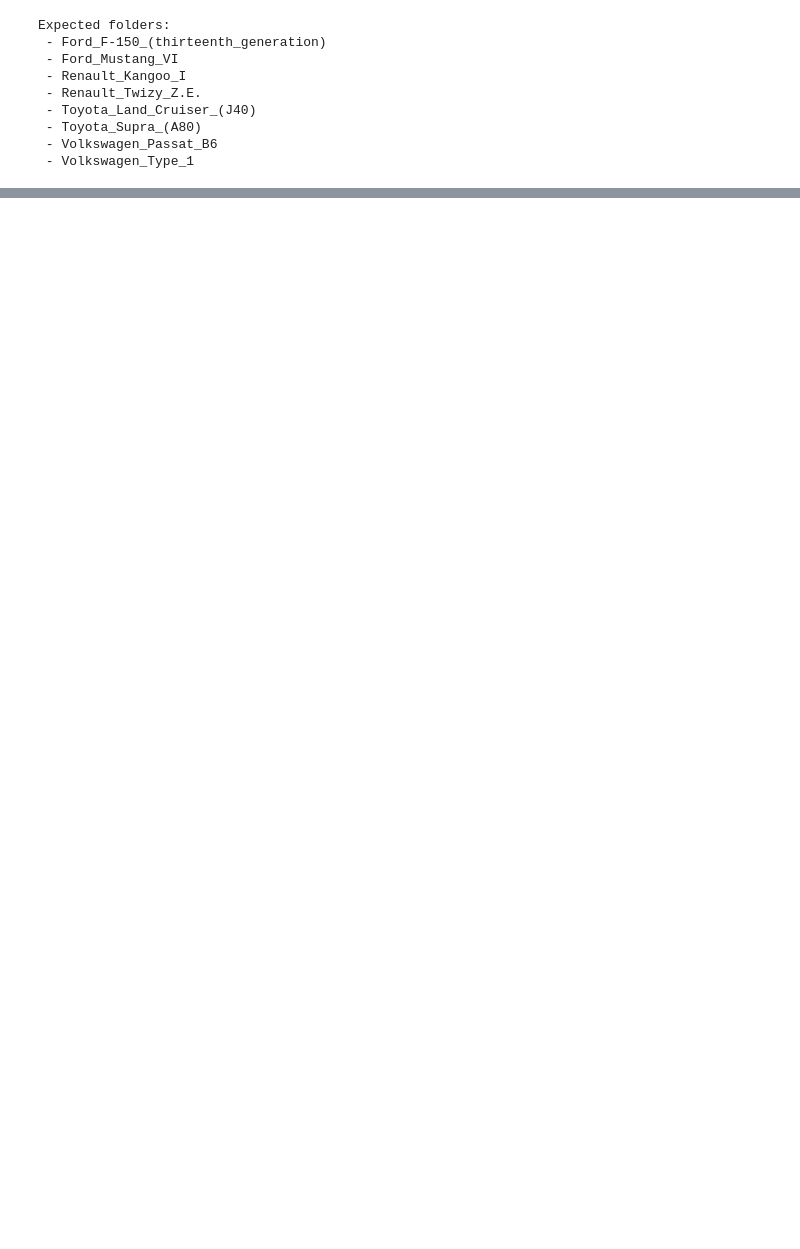
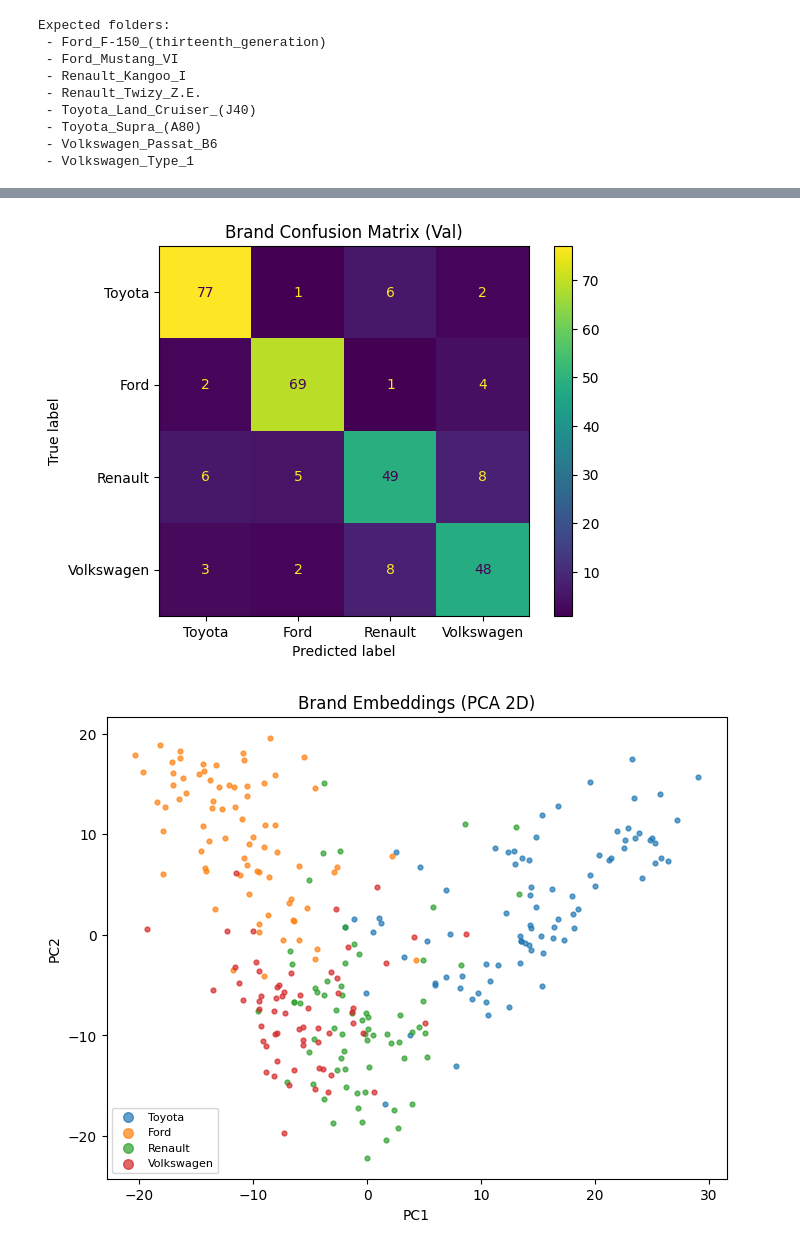
Before and after one commit to yhasansenyurt/DL_Project_BrandModelDetection, a Jupyter notebook: DL_Project_BrandModelDetection.ipynb, the cells around one changed output, grey strips where cells are left out. Cells and saved outputs as stored; diff of their text form; code cells hidden in the pictures; blank space fills up the shorter version.

```diff
--- a/DL_Project_BrandModelDetection.ipynb
+++ b/DL_Project_BrandModelDetection.ipynb
@@ -759,0 +832,17 @@ def predict_brand_and_model(img_path, brand_model, brand_specific_models):
+# %%
+from sklearn.metrics import confusion_matrix, ConfusionMatrixDisplay
+
+BRANDS = ["Toyota", "Ford", "Renault", "Volkswagen"]
+
+y_true, y_pred = collect_preds(brand_model, brand_val_loader)
+cm = confusion_matrix(y_true, y_pred, labels=[0,1,2,3])
+disp = ConfusionMatrixDisplay(cm, display_labels=BRANDS)
+disp.plot(values_format="d")
+plt.title("Brand Confusion Matrix (Val)")
+plt.show()
+
+Xb, yb = extract_embeddings(brand_model, brand_val_loader, device, max_batches=10)
+plot_pca_2d(Xb, yb, BRANDS, title="Brand Embeddings (PCA 2D)")
+# %% [output]
+[figure, added]
+[figure, added]
```
Also changed, not shown: parts of 30 cells of this notebook.
